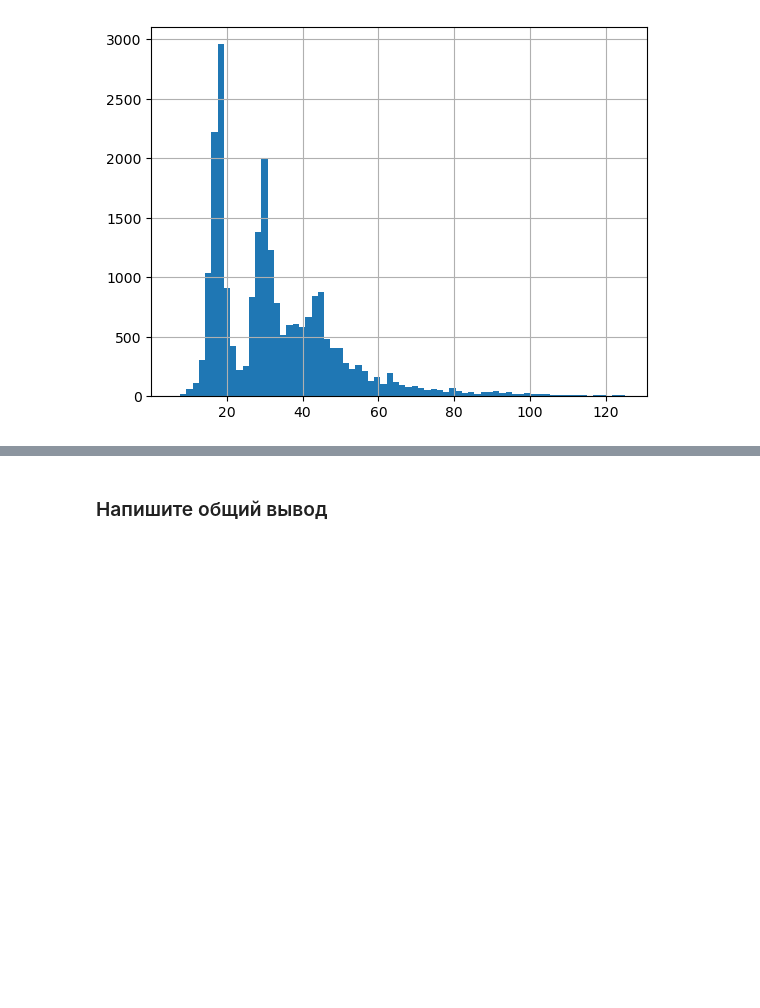
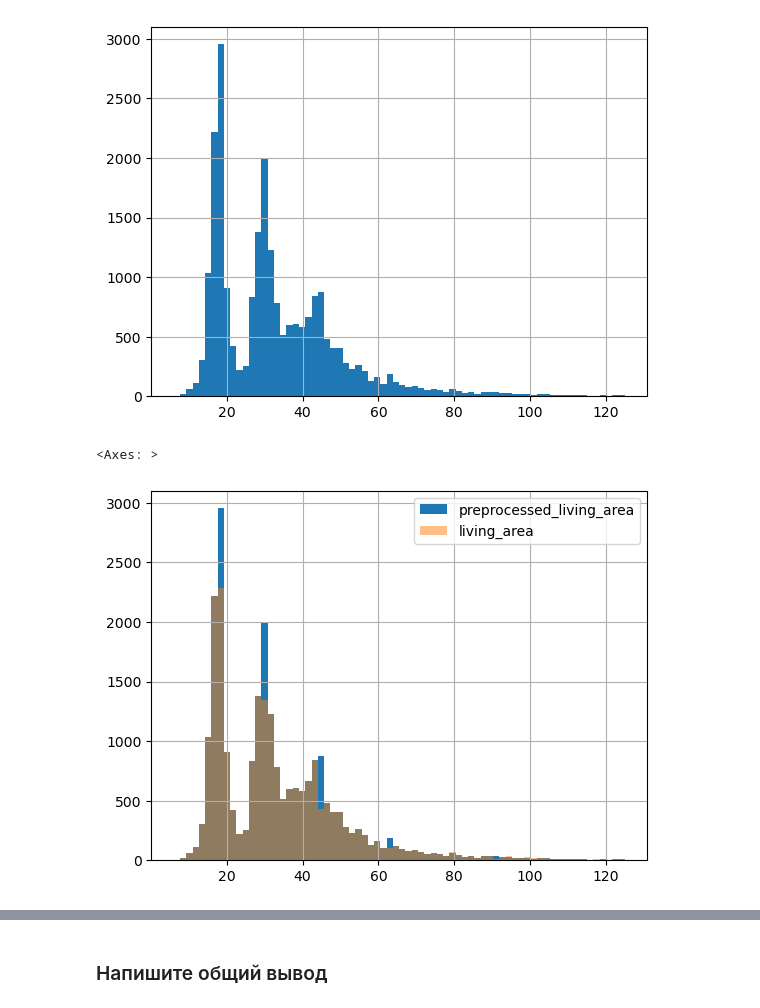
Before and after one commit to sudobooo/real_estate_project, a Jupyter notebook: project_ds_3.ipynb, the cells around one changed output, grey strips where cells are left out. Cells and saved outputs as stored; diff of their text form; code cells hidden in the pictures; blank space fills up the shorter version.

```diff
--- a/project_ds_3.ipynb
+++ b/project_ds_3.ipynb
@@ -504,3 +414,0 @@ Name: total_area, dtype: float64
-# %%
-# Выбросов не много, а оставшиеся максимальные данные вполне соответствуют пентхаусам, поэтому считаю, что аномалии можно удалить.
-data = data.query('rooms <= 10')
@@ -631,3 +582,11 @@ data['living_area'].hist(bins=np.histogram_bin_edges(data['living_area'], bins='
 # %% [output]
 <Axes: >
 [figure]
+# %%
+# Видим, что в промежутке от ~20 до ~25 кв. метров есть провал в распределении
+# Надо проверить, есть ли такая же проблема в исходных данных, так как возможно провал появился из-за заполнения пропусков
+preprocessed_data['living_area'].hist(bins=np.histogram_bin_edges(preprocessed_data['living_area'], bins='auto', range=(6, 125)), label='preprocessed_living_area')
+data['living_area'].hist(bins=np.histogram_bin_edges(preprocessed_data['living_area'], bins='auto', range=(6, 125)), legend=True, alpha=0.5)
+# %% [output]
+<Axes: >
+[figure, added]
```
Also changed, not shown: parts of 116 cells of this notebook.
